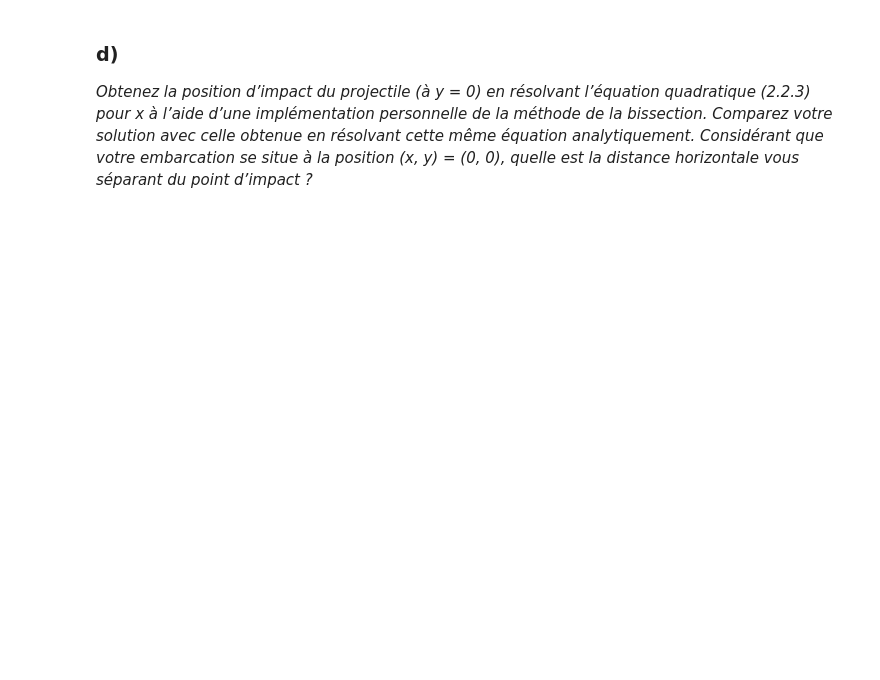
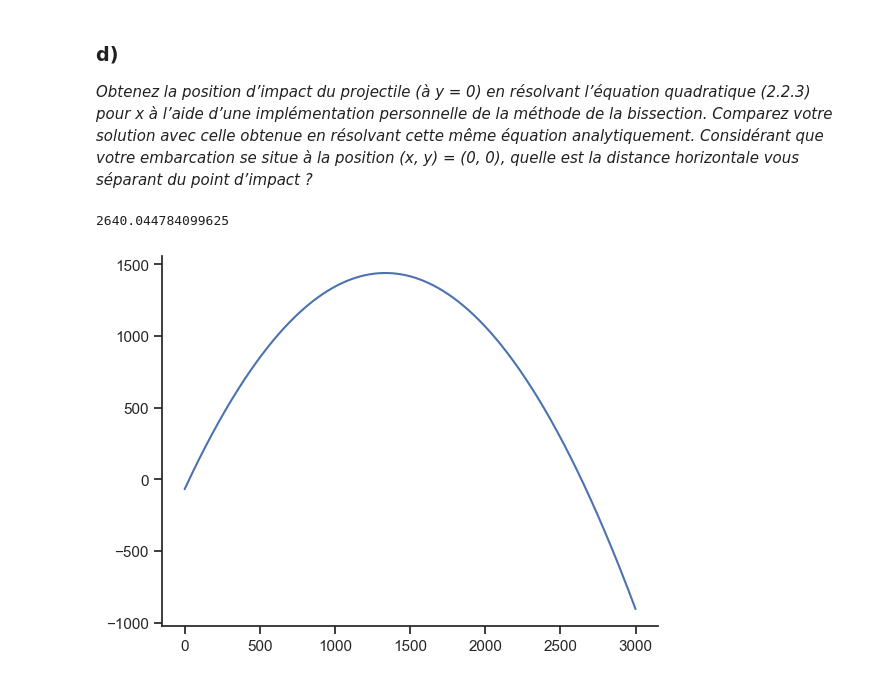
Before and after one commit to BETRU21/PhysNum, a Jupyter notebook: TP2/TP2_PhilippeTruchon_SamuelFortin_BenjaminTrudel.ipynb, the cells around one changed output. Saved outputs shown, nothing was run; the diff lists cells and outputs as text; code cells hidden in the pictures; blank space fills up the shorter version.

```diff
--- a/TP2/TP2_PhilippeTruchon_SamuelFortin_BenjaminTrudel.ipynb
+++ b/TP2/TP2_PhilippeTruchon_SamuelFortin_BenjaminTrudel.ipynb
@@ -309,3 +329,30 @@ d’une implémentation personnelle de la méthode de la bissection. Comparez vo
 résolvant cette même équation analytiquement. Considérant que votre embarcation se situe à la position (x, y) =
 (0, 0), quelle est la distance horizontale vous séparant du point d’impact ?
  </i>
+# %%
+def f(x):
+    return a0 + a1*x + a2*x**2
+
+def prochains_points(xA, xB):
+    xC = (xA+xB)/2
+    if f(xA) * f(xC) > 0:
+        xA = xC
+    else:
+        xB = xC
+    return xA, xB, xC
+
+xA, xB = 2500, 2800
+xCp = np.inf
+while True:
+    xA, xB, xC = prochains_points(xA, xB)
+    if abs(xC-xCp) < 1e-16:
+        break
+    xCp = xC
+print(xC)
+
+xv = np.linspace(0,3000, 1000)
+plt.plot(xv, f(xv))
+plt.show()
+# %% [output]
+2640.044784099625
+[figure, added]
```
Also changed, not shown: parts of 5 cells of this notebook.
